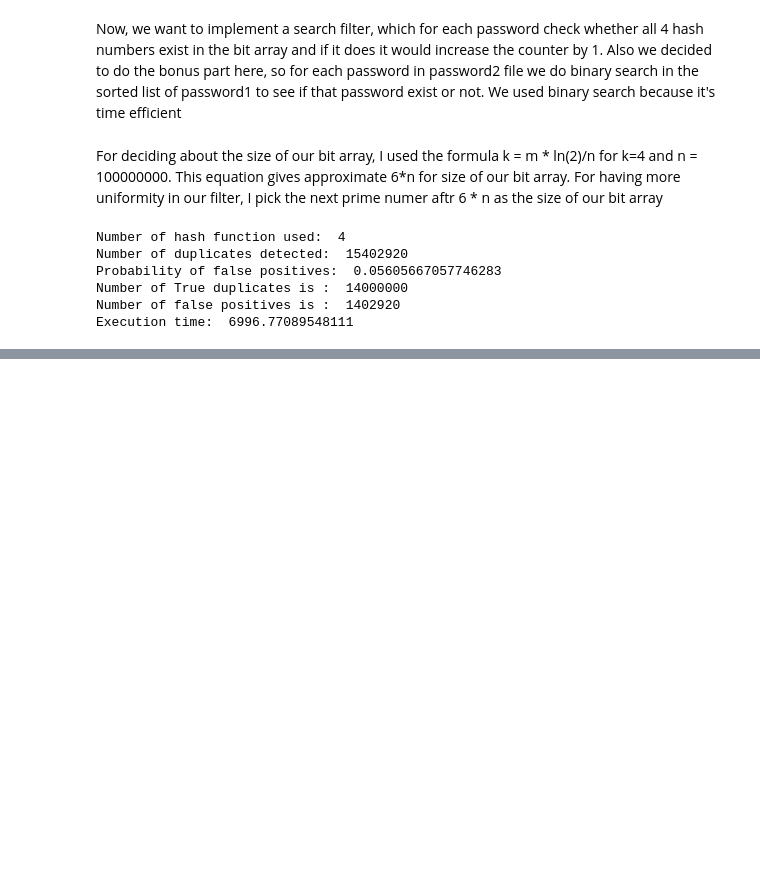
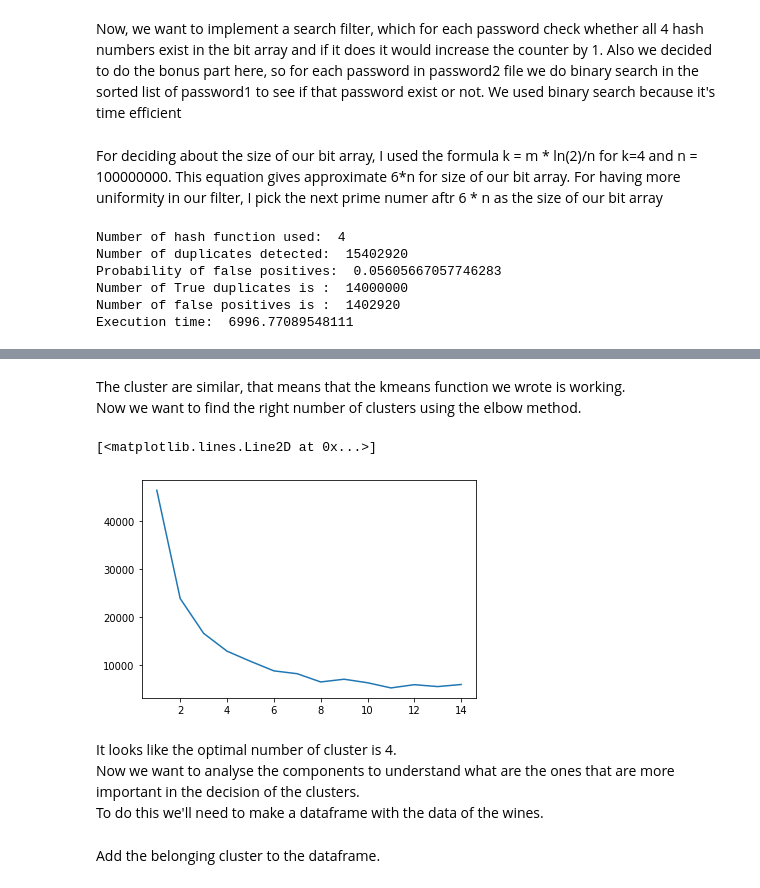
Before and after one commit to NeginAmini/HW4, a Jupyter notebook: main .ipynb, the cells around one changed output, grey strips where cells are left out. Drawn from its saved outputs; the diff is of its cells as text; code cells hidden in the pictures; blank space fills up the shorter version.

Commit message:
added Kmeans

```diff
--- a/main .ipynb
+++ b/main .ipynb
@@ -161,0 +245,9 @@ Execution time:  6996.77089548111
+# %%
+l = []
+with open(r'C:\Users\39335\Desktop\GitHub\Notes\wine.data') as file:
+    reader = csv.reader(file)
+    # Make a list to pass to the kmeans funciton
+    for row in reader:
+        row.pop(0)
+        row = list(map(float, row))  #make all the coordinates floats
+        l.append(row)
@@ -161,0 +279,17 @@ Execution time:  6996.77089548111
+# %% [markdown]
+The cluster are similar, that means that the kmeans function we wrote is working. <br>
+Now we want to find the right number of clusters using the elbow method.
+# %%
+ine = []
+k = []
+for i in range(1,15):
+    ine.append(kmeans(i, l, inertia=True))
+    k.append(i)
+plt.plot(k, ine)
+# %% [output]
+[<matplotlib.lines.Line2D at 0x...>]
+[figure, added]
+# %% [markdown]
+It looks like the optimal number of cluster is 4. <br>
+Now we want to analyse the components to understand what are the ones that are more important in the decision of the clusters. <br>
+To do this we'll need to make a dataframe with the data of the wines.
@@ -161,0 +303,2 @@ Execution time:  6996.77089548111
+# %% [markdown]
+Add the belonging cluster to the dataframe.
```
Also changed, not shown: parts of 27 cells of this notebook, 1 other file.
